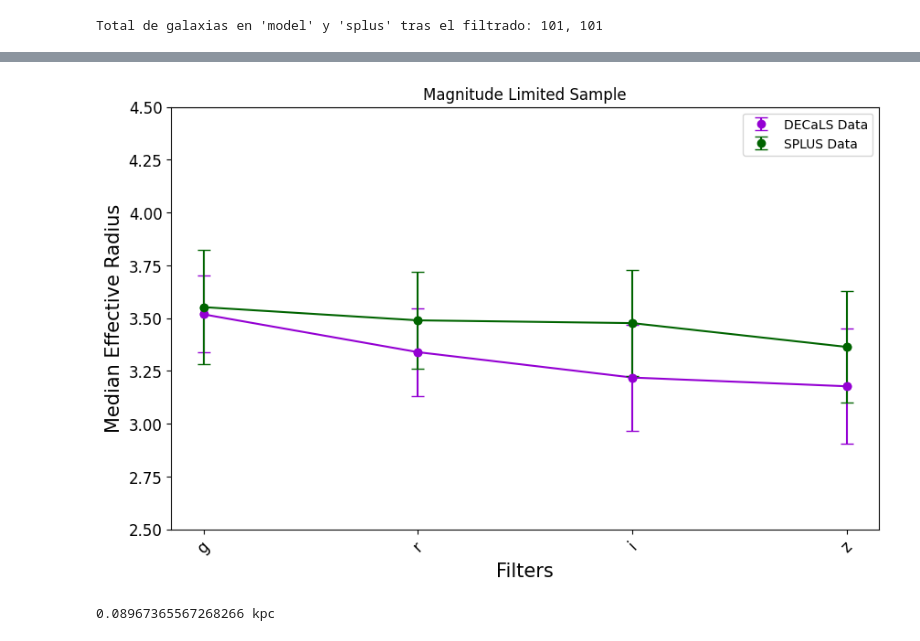
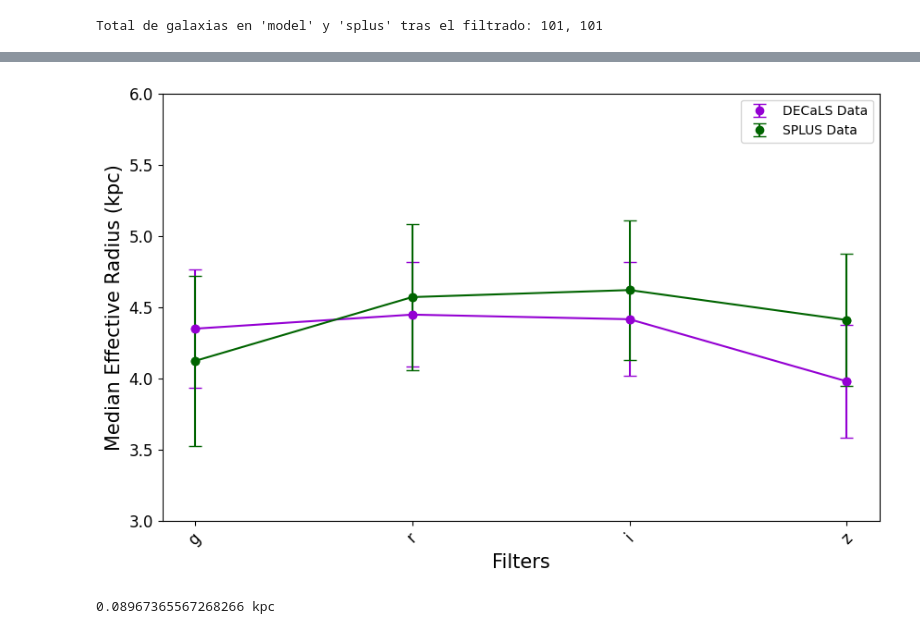
Before and after one commit to Siortiz/MorphoLS, a Jupyter notebook: Analysis/DECALS_SPLUS_plots.ipynb, the cells around one changed output, grey strips where cells are left out. Saved outputs shown, nothing was run; the diff lists cells and outputs as text; code cells hidden in the pictures.

```diff
--- a/Analysis/DECALS_SPLUS_plots.ipynb
+++ b/Analysis/DECALS_SPLUS_plots.ipynb
@@ -64,3 +44,6 @@ splus_filtered['n_i']
+# %%
+splus_filtered.sort(['Group', 'Gal'])
+model_filtered.sort(['Group', 'Gal'])
 # %%
 # Mostrar los nombres de las columnas antes del cambio
 #print("Nombres de columnas antes del cambio:", splus.colnames)
@@ -103,15 +86,22 @@ def filtrado(archivo):
 
     final_table = vstack(result_groups)
     return final_table
+# %%
+model_filtered = filtrado(model_filtered)
+splus_filtered = filtrado(splus_filtered)
 # %%
 filtros = ['g', 'r', 'i', 'z']
 filtros_splus_filtered = ['u', 'J0378', 'J0395', 'J0410', 'J0430', 'g', 'J0515', 'r', 'J0660', 'i', 'J0861', 'z']
+H_0 = 67.4  # km/s/Mpc
+model_filtered['Distance (Mpc)'] = (model_filtered['zmemb'] * 300000) / H_0
 for filtro in filtros:
     model_filtered['n_' + filtro] = pd.to_numeric(model_filtered['n_' + filtro], errors='coerce')
     model_filtered['RE_' +filtro] = pd.to_numeric(model_filtered['RE_' + filtro], errors = 'coerce')*0.262
     model_filtered['e_n_' + filtro] = pd.to_numeric(model_filtered['e_n_' + filtro], errors='coerce')
     model_filtered['e_RE_' + filtro] = pd.to_numeric(model_filtered['e_RE_' + filtro], errors='coerce')*0.262
     model_splus[f'n_{filtro}_1'] = pd.to_numeric(model_splus[f'n_{filtro}_1'], errors='coerce')
+    model_filtered[f'RE_{filtro}(kpc)'] = (model_filtered[f'RE_{filtro}'] * model_filtered['Distance (Mpc)']) / 206.265
+    model_filtered[f'e_RE_{filtro}(kpc)'] = (model_filtered[f'e_RE_{filtro}'] * model_filtered['Distance (Mpc)']) / 206.265
     model_splus[f'RE_{filtro}_1'] = pd.to_numeric(model_splus[f'RE_{filtro}_1'], errors = 'coerce')*0.55
     model_splus[f'e_n_{filtro}_1'] = pd.to_numeric(model_splus[f'e_n_{filtro}_1'], errors='coerce')
     model_splus[f'e_RE_{filtro}_1'] = pd.to_numeric(model_splus[f'e_RE_{filtro}_1'], errors='coerce')*0.55
@@ -120,15 +110,15 @@ for filtro in filtros:
     model_splus[f'e_n_{filtro}_2'] = pd.to_numeric(model_splus[f'e_n_{filtro}_2'], errors='coerce')
     model_splus[f'e_RE_{filtro}_2'] = pd.to_numeric(model_splus[f'e_RE_{filtro}_2'], errors='coerce')*0.262
 #H_0 = 67.4  # km/s/Mpc
-#splus_filtered['Distance (Mpc)'] = (splus_filtered['zmemb'] * 300000) / H_0
+splus_filtered['Distance (Mpc)'] = (splus_filtered['zmemb'] * 300000) / H_0
 for fil in filtros_splus_filtered:
     splus_filtered['n_' + fil] = pd.to_numeric(splus_filtered['n_' + fil], errors='coerce')
     splus_filtered['RE_' +fil] = pd.to_numeric(splus_filtered['RE_' + fil], errors = 'coerce')*0.55
     splus_filtered['MAG_' +fil] = pd.to_numeric(splus_filtered['MAG_' + fil], errors = 'coerce')
     splus_filtered['e_n_' + fil] = pd.to_numeric(splus_filtered['e_n_' + fil], errors='coerce')
     splus_filtered['e_RE_' + fil] = pd.to_numeric(splus_filtered['e_RE_' + fil], errors='coerce')*0.55
-    #splus_filtered[f'RE_{fil}(kpc)'] = (splus_filtered[f'RE_{fil}'] * 0.55 * splus_filtered['Distance (Mpc)']) / 206.265
-    #splus_filtered[f'e_RE_{fil}(kpc)'] = (splus_filtered[f'e_RE_{fil}'] * 0.55 * splus_filtered['Distance (Mpc)']) / 206.265
+    splus_filtered[f'RE_{fil}(kpc)'] = (splus_filtered[f'RE_{fil}'] * splus_filtered['Distance (Mpc)']) / 206.265
+    splus_filtered[f'e_RE_{fil}(kpc)'] = (splus_filtered[f'e_RE_{fil}'] * splus_filtered['Distance (Mpc)']) / 206.265
 # %%
 model_filtered
 # %% [output]
@@ -481,9 +469,15 @@ La mediana de la diferencias en n: -0.2683, con mínimo en -4.9223, y máximo 4.
 # %%
-valores_re = np.array([model_filtered['RE_' + filtro] for filtro in filtros])
-valores_re_splus = np.array([splus_filtered[f'RE_' + filtro] for filtro in filtros])
+valores_re = np.array([model_filtered[f'RE_{filtro}(kpc)'] for filtro in filtros])
+valores_re_splus = np.array([splus_filtered[f'RE_{filtro}(kpc)'] for filtro in filtros])
 
-errores_re = np.array([model_filtered['e_RE_' + filtro] for filtro in filtros])
-errores_re_splus = np.array([splus_filtered[f'e_RE_' + filtro] for filtro in filtros])
+errores_re = np.array([model_filtered[f'e_RE_{filtro}(kpc)'] for filtro in filtros])
+errores_re_splus = np.array([splus_filtered[f'e_RE_{filtro}(kpc)'] for filtro in filtros])
+
+#valores_re = np.array([model_filtered['RE_' + filtro] for filtro in filtros])
+#valores_re_splus = np.array([splus_filtered[f'RE_' + filtro] for filtro in filtros])
+
+#errores_re = np.array([model_filtered['e_RE_' + filtro] for filtro in filtros])
+#errores_re_splus = np.array([splus_filtered[f'e_RE_' + filtro] for filtro in filtros])
 
 # Calcular medianas para cada filtro en 'valores_sersic'
 medianas_valores_re = np.array([calcular_mediana_sin_nan_ni_ceros(valores_re[i]) for i in range(len(filtros))])
@@ -696,27 +690,27 @@ Diferencia promedio:
 # %%
 plt.figure(figsize=(10, 6))
 
 # Grafica para valores_sersic
 plt.errorbar(range(len(filtros)), medianas_valores_re, yerr=errores_valores_re,
              fmt='o', capsize=5, label='DECaLS Data', color='darkviolet')
 plt.plot(filtros, medianas_valores_re, color='darkviolet', linestyle='-', marker='o')
 
 # Grafica para valores_sersic_splus
 plt.errorbar(range(len(filtros)), medianas_valores_re_splus, yerr=errores_valores_re_splus,
              fmt='o', capsize=5, label='SPLUS Data', color='darkgreen')
 plt.plot(filtros, medianas_valores_re_splus, color='darkgreen', linestyle='-', marker='o')
 
 # Configuración de la gráfica
 plt.xticks(range(len(filtros)), filtros, rotation=45, size=12)
 plt.yticks(size=12)
-plt.ylim(2.5, 4.5)
+plt.ylim(3, 6)
 plt.xlabel("Filters", size=15)
-plt.ylabel("Median Effective Radius", size=15)
-plt.title("Magnitude Limited Sample")
+plt.ylabel("Median Effective Radius (kpc)", size=15)
+#plt.title("Magnitude Limited Sample")
 plt.legend()
 plt.show()
 # %% [output]
-[figure, old version]
+[figure, new version]
 # %%
 from astropy.cosmology import FlatLambdaCDM
 import numpy as np
```
Also changed, not shown: parts of 15 cells of this notebook.
